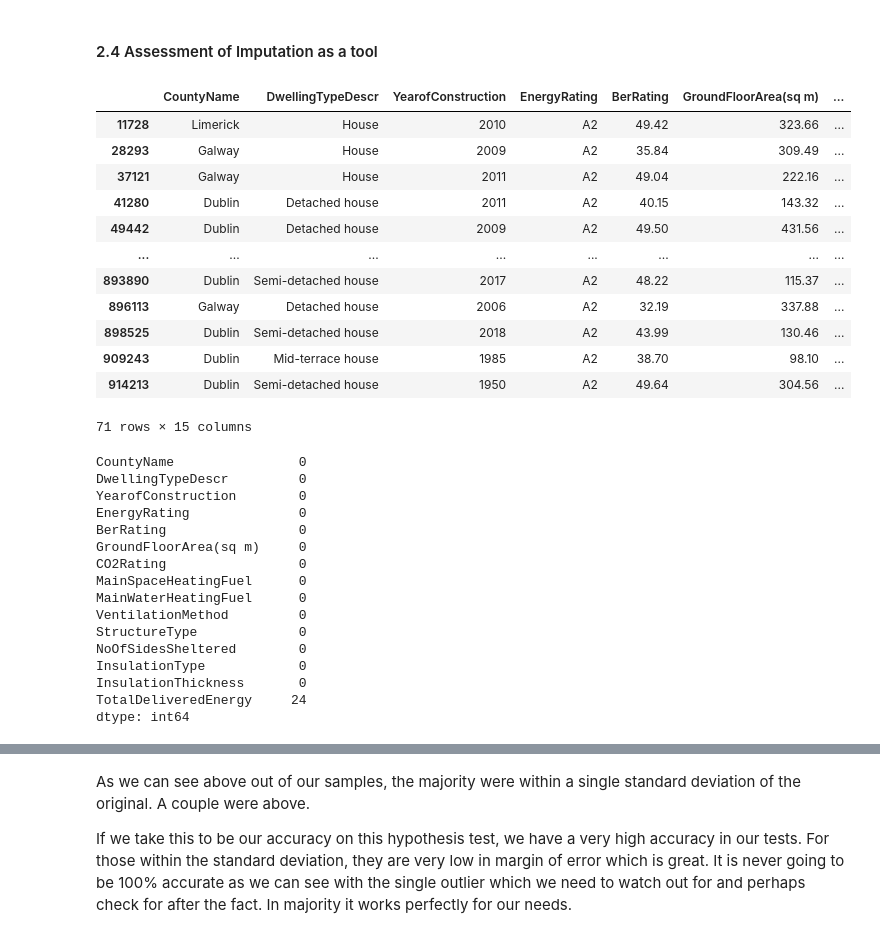
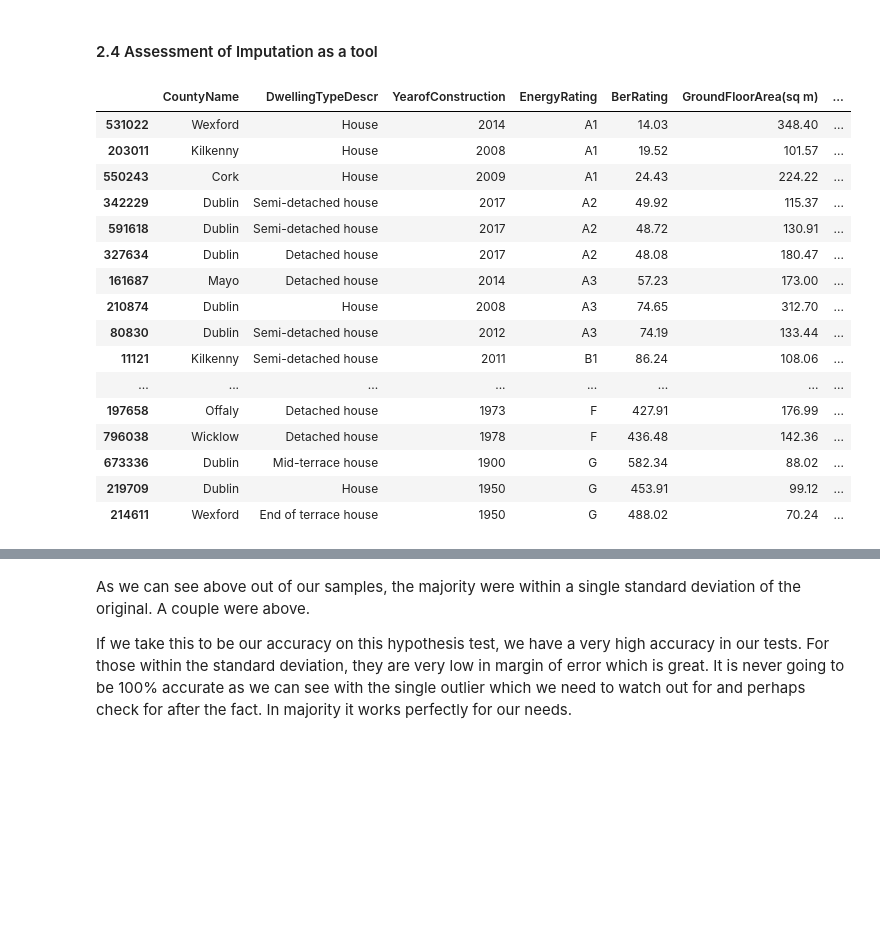
Before and after one commit to OisinB-2814/masters_thesis_ob2814, a Jupyter notebook: notebooks/2-define.ipynb, the cells around one changed output, grey strips where cells are left out. Drawn from its saved outputs; the diff is of its cells as text; code cells hidden in the pictures; blank space fills up the shorter version.

```diff
--- a/notebooks/2-define.ipynb
+++ b/notebooks/2-define.ipynb
@@ -864,42 +924,0 @@ seai_a1_test_copy = seai_a1_test.copy()
-# %%
-seai_a1_test
-# %% [output]
-|  | CountyName | DwellingTypeDescr | YearofConstruction | EnergyRating | BerRating | GroundFloorArea(sq m) | ... |
-| 11728 | Limerick | House | 2010 | A2 | 49.42 | 323.66 | ... |
-| 28293 | Galway | House | 2009 | A2 | 35.84 | 309.49 | ... |
-| 37121 | Galway | House | 2011 | A2 | 49.04 | 222.16 | ... |
-| 41280 | Dublin | Detached house | 2011 | A2 | 40.15 | 143.32 | ... |
-| 49442 | Dublin | Detached house | 2009 | A2 | 49.50 | 431.56 | ... |
-| ... | ... | ... | ... | ... | ... | ... | ... |
-| 893890 | Dublin | Semi-detached house | 2017 | A2 | 48.22 | 115.37 | ... |
-| 896113 | Galway | Detached house | 2006 | A2 | 32.19 | 337.88 | ... |
-| 898525 | Dublin | Semi-detached house | 2018 | A2 | 43.99 | 130.46 | ... |
-| 909243 | Dublin | Mid-terrace house | 1985 | A2 | 38.70 | 98.10 | ... |
-| 914213 | Dublin | Semi-detached house | 1950 | A2 | 49.64 | 304.56 | ... |
-71 rows × 15 columns
-# %%
-# Create a list of random indices between 0 and the length of the dataframe to choose to nullify
-inds1 = list(set(np.random.randint(0, len(seai_a1_test), 30)))
-
-# Replace the values at given index position with NaNs
-seai_a1_test['TotalDeliveredEnergy'] = [val if i not in inds1 else np.nan for i, val in enumerate(seai_a1_test['TotalDeliveredEnergy'])]
-
-# Get count of missing values by column
-seai_a1_test.isnull().sum()
-# %% [output]
-CountyName                0
-DwellingTypeDescr         0
-YearofConstruction        0
-EnergyRating              0
-BerRating                 0
-GroundFloorArea(sq m)     0
-CO2Rating                 0
-MainSpaceHeatingFuel      0
-MainWaterHeatingFuel      0
-VentilationMethod         0
-StructureType             0
-NoOfSidesSheltered        0
-InsulationType            0
-InsulationThickness       0
-TotalDeliveredEnergy     24
-dtype: int64
@@ -905,0 +938,20 @@ dtype: int64
+# %%
+df_sample
+# %% [output]
+|  | CountyName | DwellingTypeDescr | YearofConstruction | EnergyRating | BerRating | GroundFloorArea(sq m) | ... |
+| 531022 | Wexford | House | 2014 | A1 | 14.03 | 348.40 | ... |
+| 203011 | Kilkenny | House | 2008 | A1 | 19.52 | 101.57 | ... |
+| 550243 | Cork | House | 2009 | A1 | 24.43 | 224.22 | ... |
+| 342229 | Dublin | Semi-detached house | 2017 | A2 | 49.92 | 115.37 | ... |
+| 591618 | Dublin | Semi-detached house | 2017 | A2 | 48.72 | 130.91 | ... |
+| 327634 | Dublin | Detached house | 2017 | A2 | 48.08 | 180.47 | ... |
+| 161687 | Mayo | Detached house | 2014 | A3 | 57.23 | 173.00 | ... |
+| 210874 | Dublin | House | 2008 | A3 | 74.65 | 312.70 | ... |
+| 80830 | Dublin | Semi-detached house | 2012 | A3 | 74.19 | 133.44 | ... |
+| 11121 | Kilkenny | Semi-detached house | 2011 | B1 | 86.24 | 108.06 | ... |
+| ... | ... | ... | ... | ... | ... | ... | ... |
+| 197658 | Offaly | Detached house | 1973 | F | 427.91 | 176.99 | ... |
+| 796038 | Wicklow | Detached house | 1978 | F | 436.48 | 142.36 | ... |
+| 673336 | Dublin | Mid-terrace house | 1900 | G | 582.34 | 88.02 | ... |
+| 219709 | Dublin | House | 1950 | G | 453.91 | 99.12 | ... |
+| 214611 | Wexford | End of terrace house | 1950 | G | 488.02 | 70.24 | ... |
```
Also changed, not shown: parts of 30 cells of this notebook, 5 other files.
